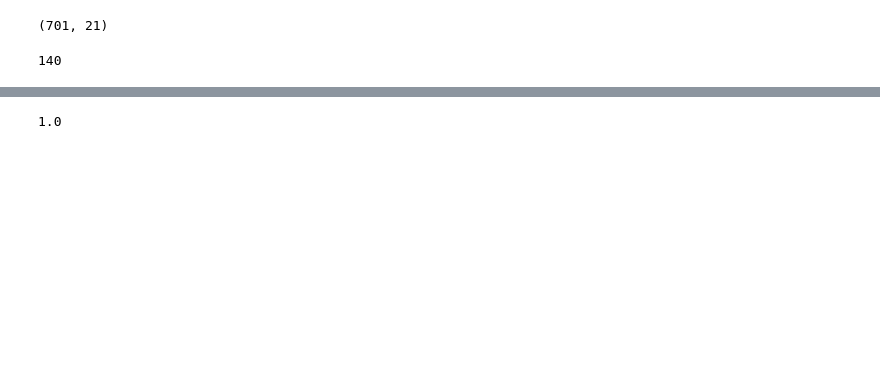
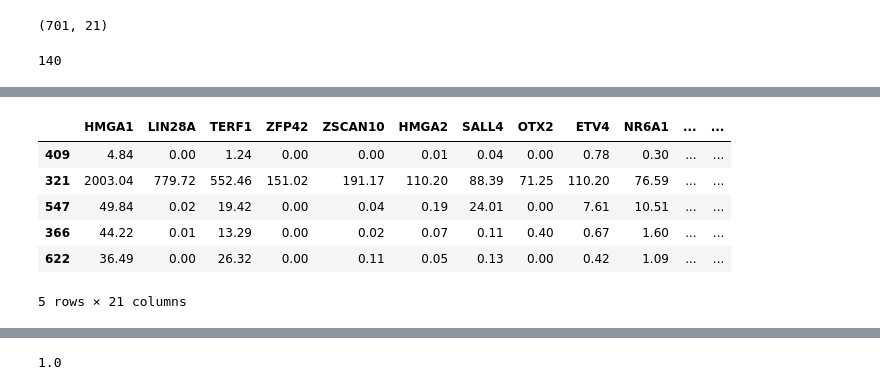
Before and after one commit to moqri/iPSC-scoring, a Jupyter notebook: notebooks/classifier_data_formatting.ipynb, the cells around one changed output, grey strips where cells are left out. Drawn from its saved outputs; the diff is of its cells as text; code cells hidden in the pictures; blank space fills up the shorter version.

```diff
--- a/notebooks/classifier_data_formatting.ipynb
+++ b/notebooks/classifier_data_formatting.ipynb
@@ -126,6 +127,16 @@ y_train = train_set.iloc[:,-1]
 # %%
 X_test = test_set.iloc[:,:-1]
 y_test = test_set.iloc[:,-1]
+# %%
+test_set.head()
+# %% [output]
+|  | HMGA1 | LIN28A | TERF1 | ZFP42 | ZSCAN10 | HMGA2 | SALL4 | OTX2 | ETV4 | NR6A1 | ... | ... |
+| 409 | 4.84 | 0.00 | 1.24 | 0.00 | 0.00 | 0.01 | 0.04 | 0.00 | 0.78 | 0.30 | ... | ... |
+| 321 | 2003.04 | 779.72 | 552.46 | 151.02 | 191.17 | 110.20 | 88.39 | 71.25 | 110.20 | 76.59 | ... | ... |
+| 547 | 49.84 | 0.02 | 19.42 | 0.00 | 0.04 | 0.19 | 24.01 | 0.00 | 7.61 | 10.51 | ... | ... |
+| 366 | 44.22 | 0.01 | 13.29 | 0.00 | 0.02 | 0.07 | 0.11 | 0.40 | 0.67 | 1.60 | ... | ... |
+| 622 | 36.49 | 0.00 | 26.32 | 0.00 | 0.11 | 0.05 | 0.13 | 0.00 | 0.42 | 1.09 | ... | ... |
+5 rows × 21 columns
 # %%
 y_train.value_counts()
 # %% [output]
```
Also changed, not shown: parts of 15 cells of this notebook, 24 other files.
